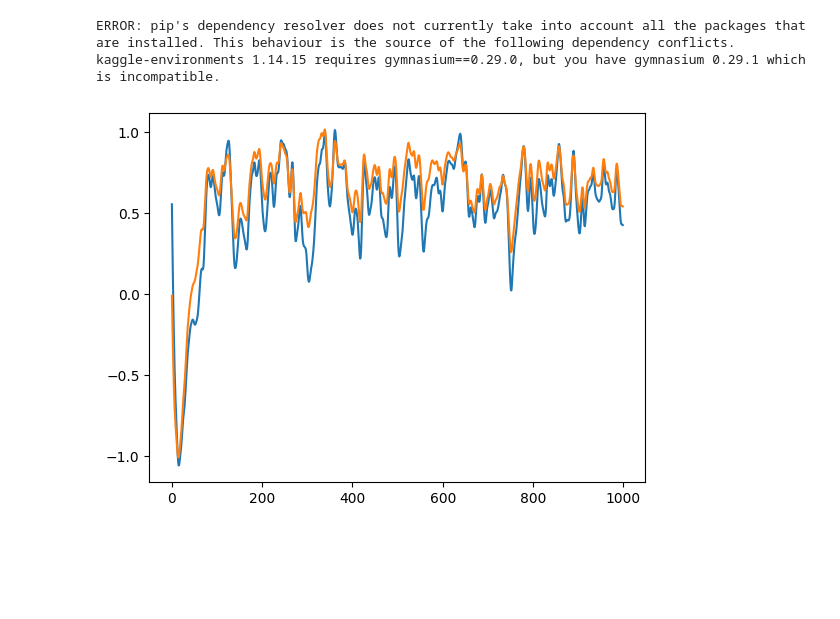
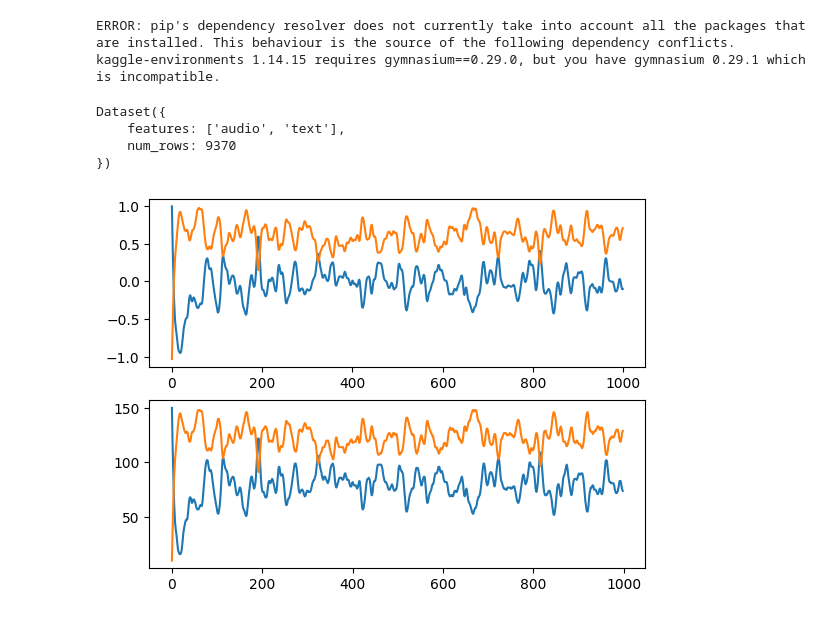
Before and after one commit to fabienfrfr/PixelBytes, a Jupyter notebook: docs/actionpixelbytes-testcontrol.ipynb, the cells around one changed output. Saved outputs shown, nothing was run; the diff lists cells and outputs as text; code cells hidden in the pictures; blank space fills up the shorter version.

Commit message:
start control generation test !

```diff
--- a/docs/actionpixelbytes-testcontrol.ipynb
+++ b/docs/actionpixelbytes-testcontrol.ipynb
@@ -32,4 +30,25 @@ train_ds, val_ds = hf_dataset['train'], hf_dataset['test']
-# %%
-plt.plot(train_ds[0]['audio']['array'].T); plt.show()
-# %% [output]
-[figure, removed]
+# %%
+dataset = load_dataset("ffurfaro/PixelBytes-OptimalControl")['train']
+dataset
+# %% [output]
+Dataset({
+    features: ['audio', 'text'],
+    num_rows: 9370
+})
+# %%
+DATA_REDUCTION = {"image":1, "audio":1} # important pour la proportion des data en AR (overfitting audio risk)
+#tokenizer = ActionPixelBytesTokenizer(data_slicing=DATA_REDUCTION)
+MIN_BYTES = [b'\x00', b'\t', b'\n', b'0', b'1']
+MIN_PALETTE = generate_palette(num_colors=5)
+ACTION_STATE= generate_action_space(141)
+tokenizer = ActionPixelBytesTokenizer(BYTES=MIN_BYTES, PALETTE=MIN_PALETTE, ACTION_STATE=ACTION_STATE, data_slicing=DATA_REDUCTION)
+# %%
+row = np.random.randint(dataset.num_rows)
+timestamp = dataset[row]['audio']
+# comparizons
+tokenstamp = tokenizer(audio=timestamp)
+fig, ax = plt.subplots(2)
+ax[0].plot(timestamp['array'].T)
+ax[1].plot(tokenstamp["labels"].detach().reshape(-1,2)[:-2]); plt.show()
+# %% [output]
+[figure, added]
```
Also changed, not shown: parts of 11 cells of this notebook, 5 other files.
